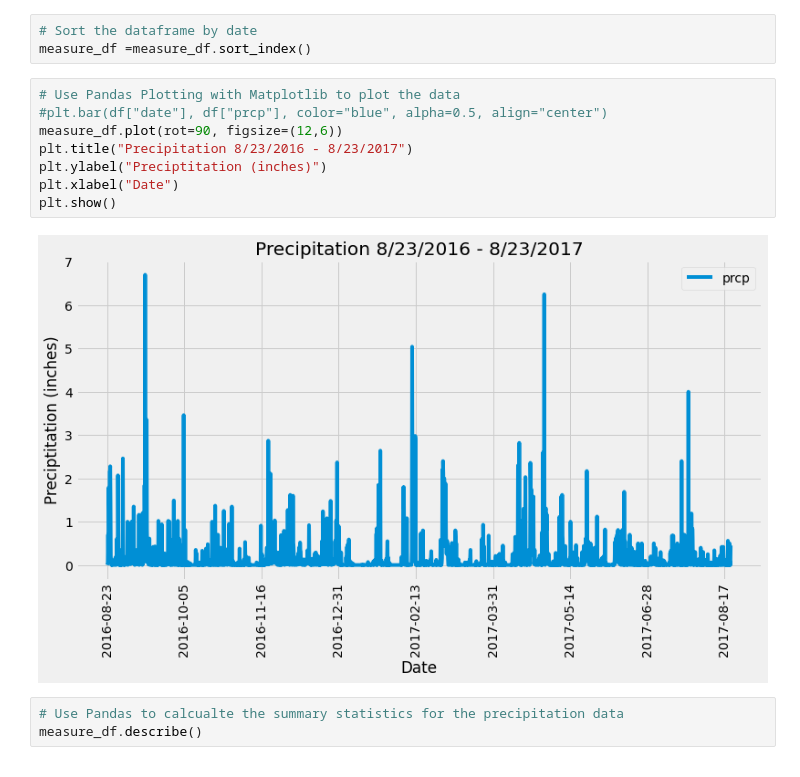
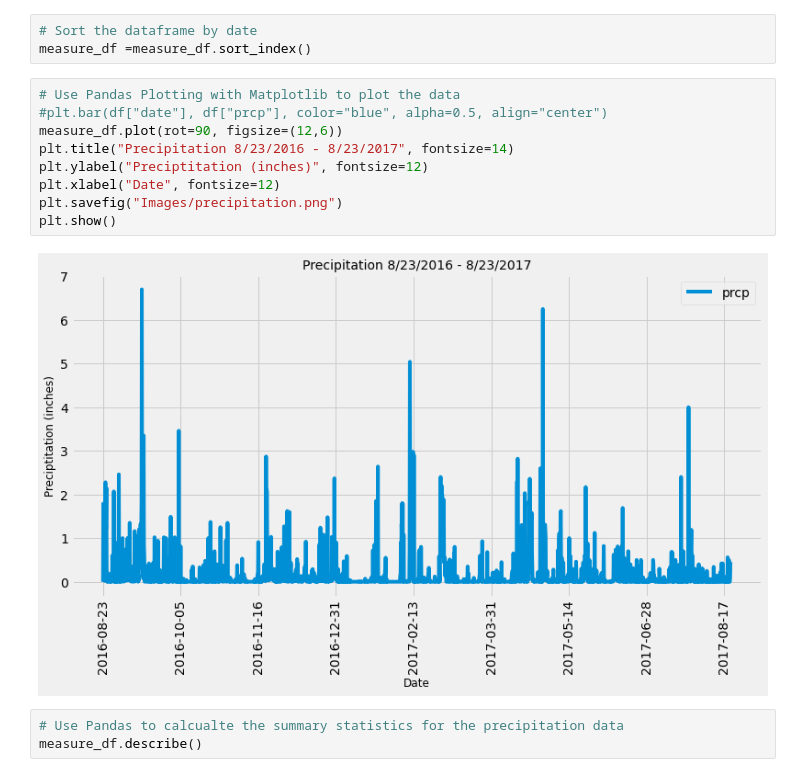
Before and after one commit to klharp/SQLAchemy-SurfsUp, a Jupyter notebook: climate.ipynb, the cells around one changed output. Saved outputs shown, nothing was run; the diff lists cells and outputs as text.

```diff
--- a/climate.ipynb
+++ b/climate.ipynb
@@ -124,13 +140,14 @@ measure_df =measure_df.sort_index()
 # %%
 # Use Pandas Plotting with Matplotlib to plot the data
 #plt.bar(df["date"], df["prcp"], color="blue", alpha=0.5, align="center")
 measure_df.plot(rot=90, figsize=(12,6))
-plt.title("Precipitation 8/23/2016 - 8/23/2017")
-plt.ylabel("Preciptitation (inches)")
-plt.xlabel("Date")
+plt.title("Precipitation 8/23/2016 - 8/23/2017", fontsize=14)
+plt.ylabel("Preciptitation (inches)", fontsize=12)
+plt.xlabel("Date", fontsize=12)
+plt.savefig("Images/precipitation.png")
 plt.show()
 # %% [output]
-[figure, old version]
+[figure, new version]
 # %%
 # Use Pandas to calcualte the summary statistics for the precipitation data
 measure_df.describe()
```
Also changed, not shown: parts of 4 cells of this notebook, 6 other files.
